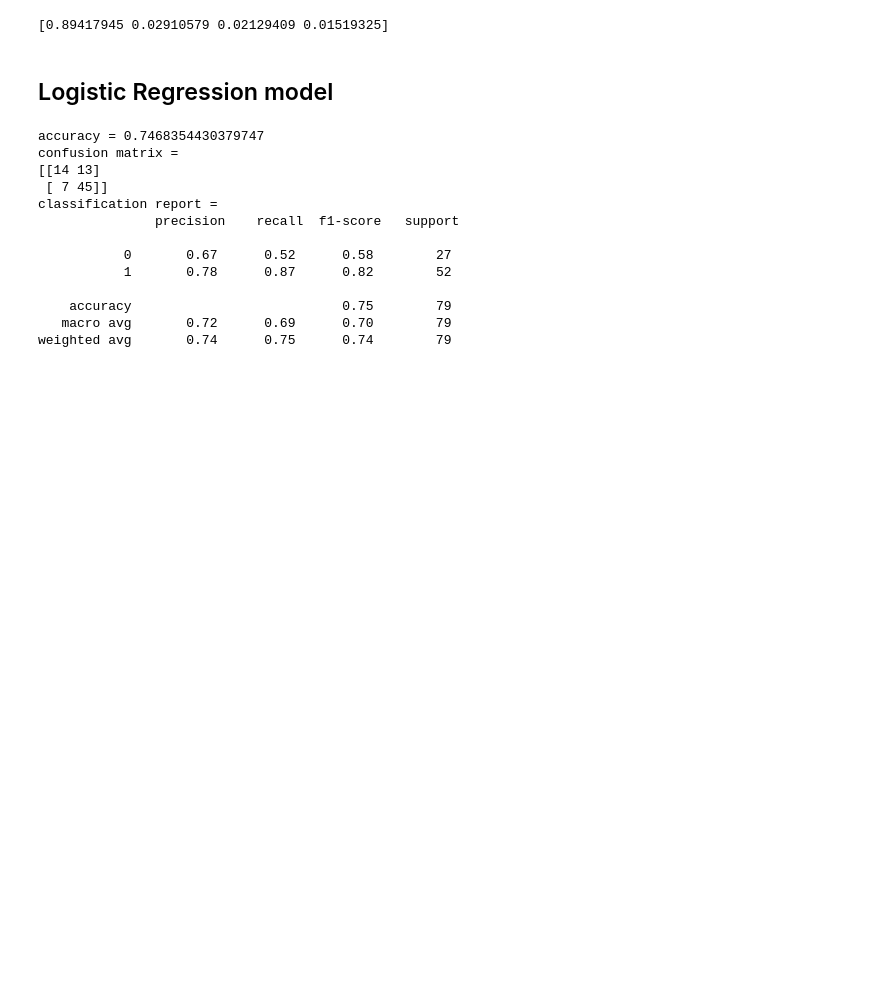
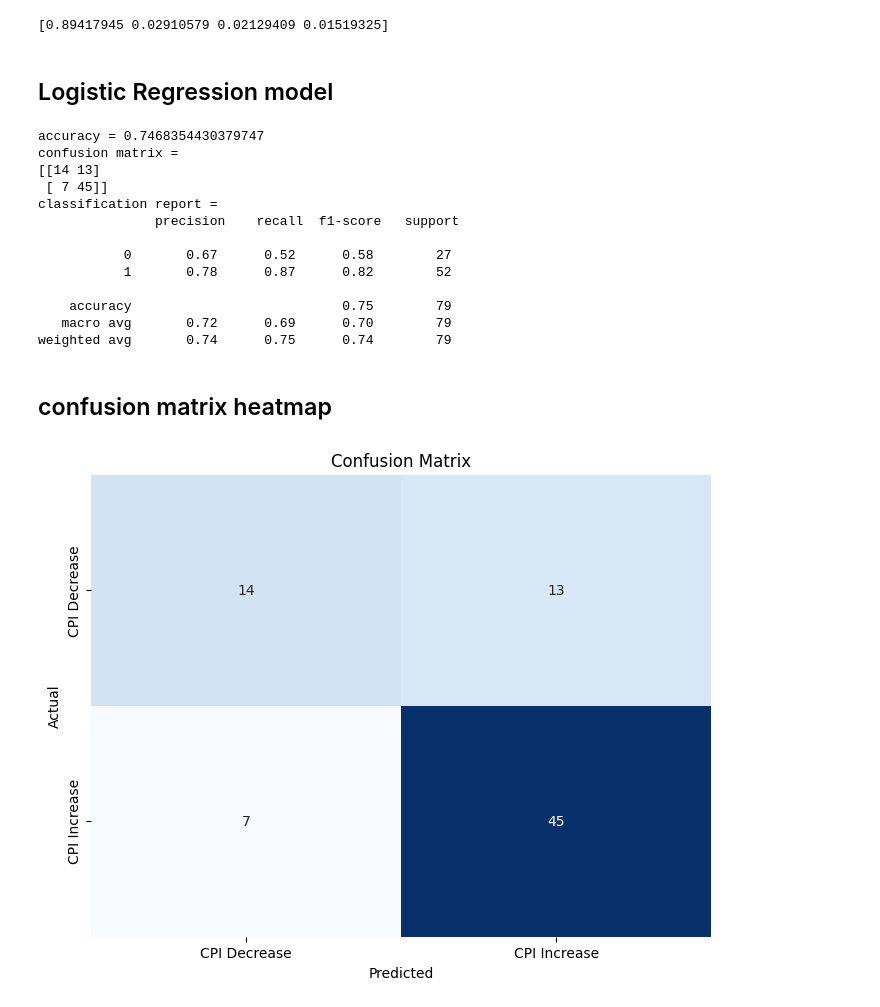
Before and after one commit to SachinGuria47/Analyzing-Price-Trends-and-Predicting-Economic-Index-Movements-using-Machine-Learning, a Jupyter notebook: Prediction_Models.ipynb, the cells around one changed output. Drawn from its saved outputs; the diff is of its cells as text; code cells hidden in the pictures; blank space fills up the shorter version.

```diff
--- a/Prediction_Models.ipynb
+++ b/Prediction_Models.ipynb
@@ -134,3 +134,16 @@ classification report =
     accuracy                           0.75        79
    macro avg       0.72      0.69      0.70        79
 weighted avg       0.74      0.75      0.74        79
+# %% [markdown]
+## confusion matrix heatmap
+# %%
+plt.figure(figsize=(8, 6))
+sns.heatmap(confusion_m, annot=True, fmt='d', cmap='Blues', cbar=False,
+            xticklabels=['CPI Decrease', 'CPI Increase'],
+            yticklabels=['CPI Decrease', 'CPI Increase'])
+plt.title('Confusion Matrix')
+plt.xlabel('Predicted')
+plt.ylabel('Actual')
+plt.show()
+# %% [output]
+[figure, added]
```
Also changed, not shown: parts of 2 cells of this notebook.
